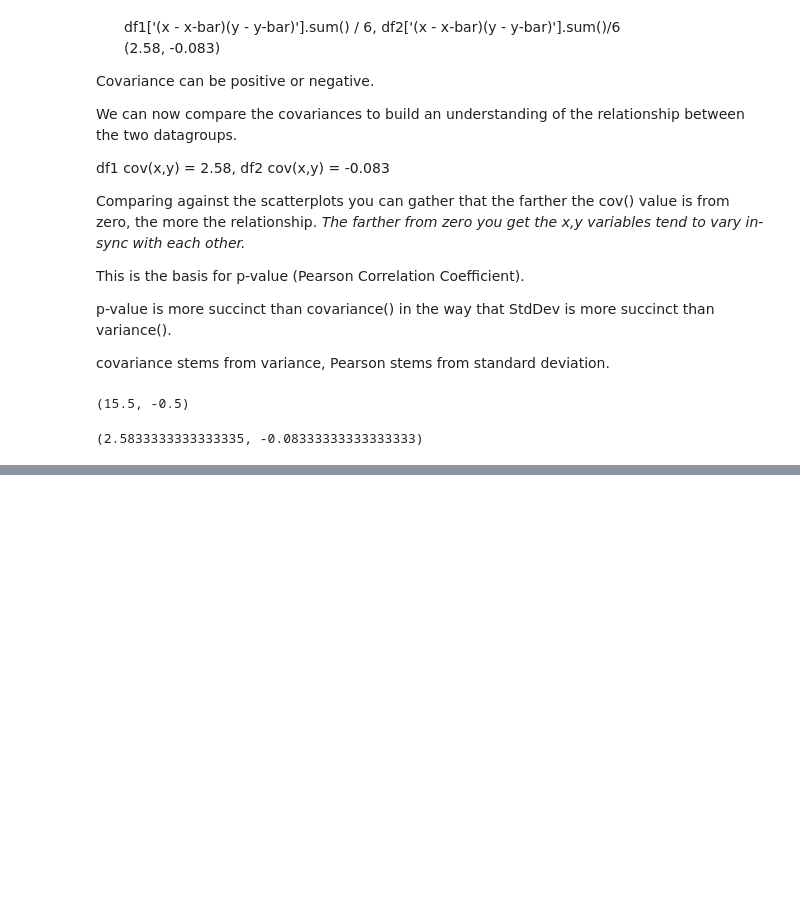
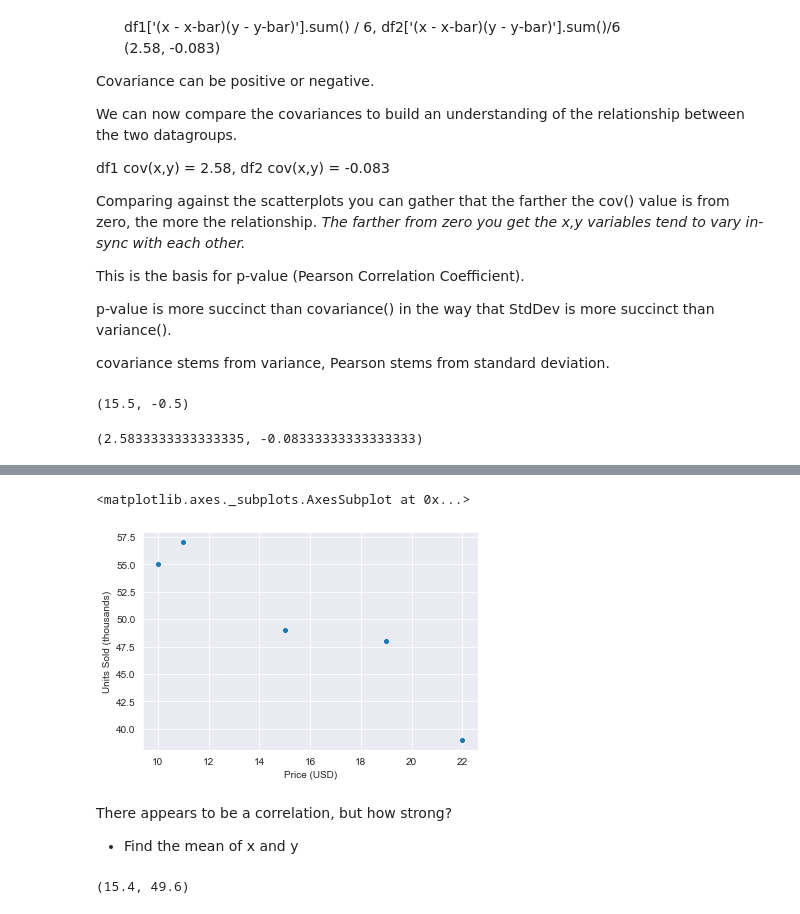
Before and after one commit to jsutch/statistics_review, a Jupyter notebook: 1. Intro. Data.ipynb, the cells around one changed output, grey strips where cells are left out. Cells and saved outputs as stored; diff of their text form; code cells hidden in the pictures; blank space fills up the shorter version.

```diff
--- a/1. Intro. Data.ipynb
+++ b/1. Intro. Data.ipynb
@@ -586,0 +614,14 @@ df1['(x - x-bar)(y - y-bar)'].sum() / 6, df2['(x - x-bar)(y - y-bar)'].sum()/6
+# %%
+df10 = pd.DataFrame({'Price (USD)':[10,11,15,19,22],'Units Sold (thousands)':[55,57,49,48,39]})
+sns.scatterplot(df10['Price (USD)'],df10['Units Sold (thousands)'])
+# %% [output]
+<matplotlib.axes._subplots.AxesSubplot at 0x...>
+[figure, added]
+# %% [markdown]
+There appears to be a correlation, but how strong?
+
+- Find the mean of x and y
+# %%
+df10['Price (USD)'].mean(),df10['Units Sold (thousands)'].mean()
+# %% [output]
+(15.4, 49.6)
```
Also changed, not shown: parts of 10 cells of this notebook, 1 other file.
